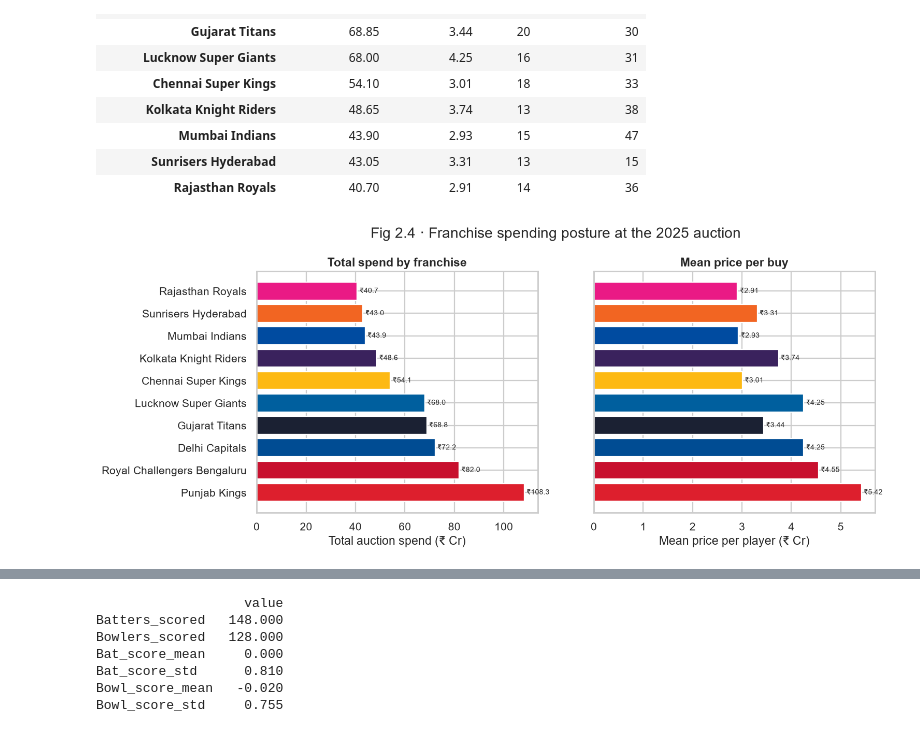
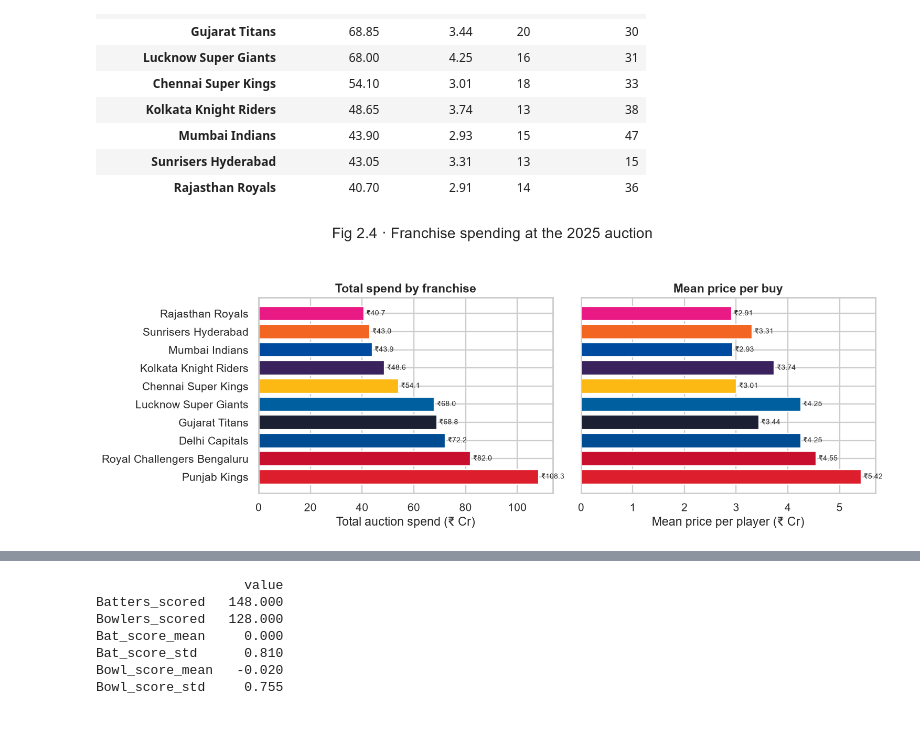
Before and after one commit to anusanth26/ipl-player-valuation, a Jupyter notebook: notebooks/analysis.ipynb, the cells around one changed output, grey strips where cells are left out. Saved outputs shown, nothing was run; the diff lists cells and outputs as text; code cells hidden in the pictures.

```diff
--- a/notebooks/analysis.ipynb
+++ b/notebooks/analysis.ipynb
@@ -622,26 +523,27 @@ team_stats
 # %%
 fig, axes = plt.subplots(1, 2, figsize=(14, 5.5), sharey=True)
 
 order = team_stats.index.tolist()
 colors = [TEAM_COLORS.get(t, "#555555") for t in order]
 
 axes[0].barh(order, team_stats["Total_Spend_Cr"], color=colors)
 axes[0].invert_yaxis()
 axes[0].set_title("Total spend by franchise")
 axes[0].set_xlabel("Total auction spend (₹ Cr)")
 for i, v in enumerate(team_stats["Total_Spend_Cr"]):
     axes[0].text(v + 1, i, f"₹{v:.1f}", va="center", fontsize=9)
 
 axes[1].barh(order, team_stats["Mean_Buy_Cr"], color=colors)
 axes[1].invert_yaxis()
 axes[1].set_title("Mean price per buy")
 axes[1].set_xlabel("Mean price per player (₹ Cr)")
 for i, v in enumerate(team_stats["Mean_Buy_Cr"]):
     axes[1].text(v + 0.05, i, f"₹{v:.2f}", va="center", fontsize=9)
 
-fig.suptitle("Fig 2.4 · Franchise spending posture at the 2025 auction", y=1.02)
+fig.suptitle("Fig 2.4 · Franchise spending at the 2025 auction", y=0.99)
+fig.tight_layout(rect=[0, 0, 1, 0.94])
 save_fig(fig, "2_4_team_spending")
 plt.show()
 # %% [output]
-[figure, old version]
+[figure, new version]
 # %% [markdown]
```
Also changed, not shown: parts of 72 cells of this notebook, 17 other files.
